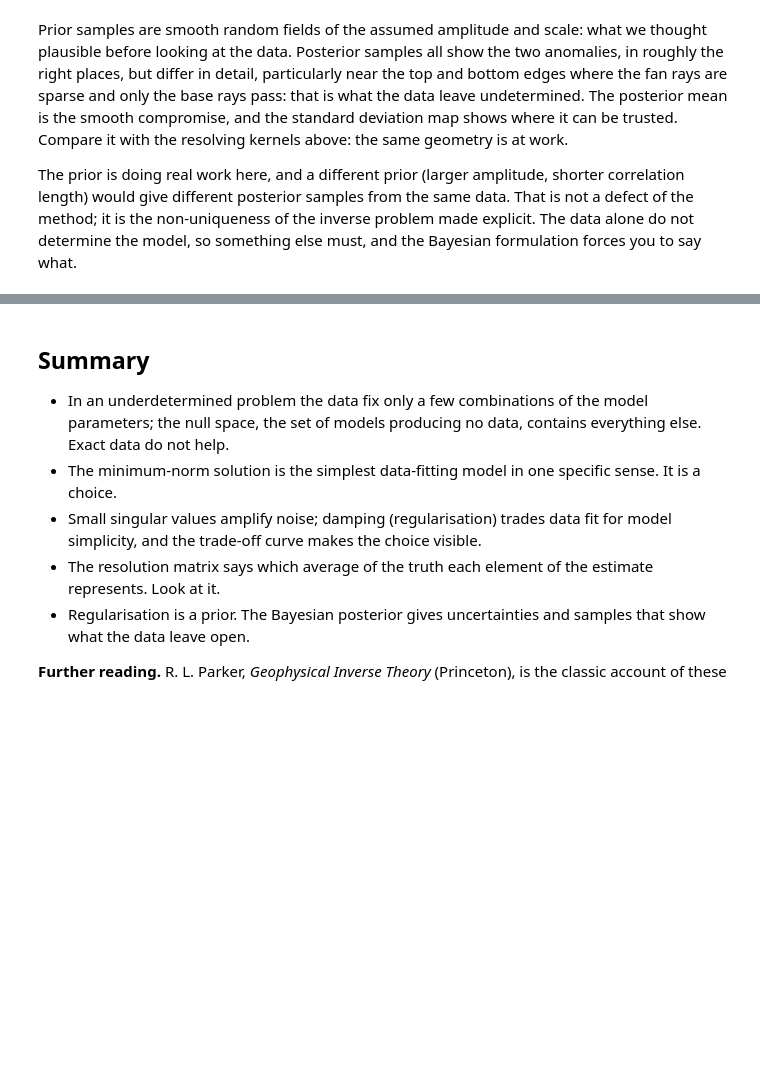
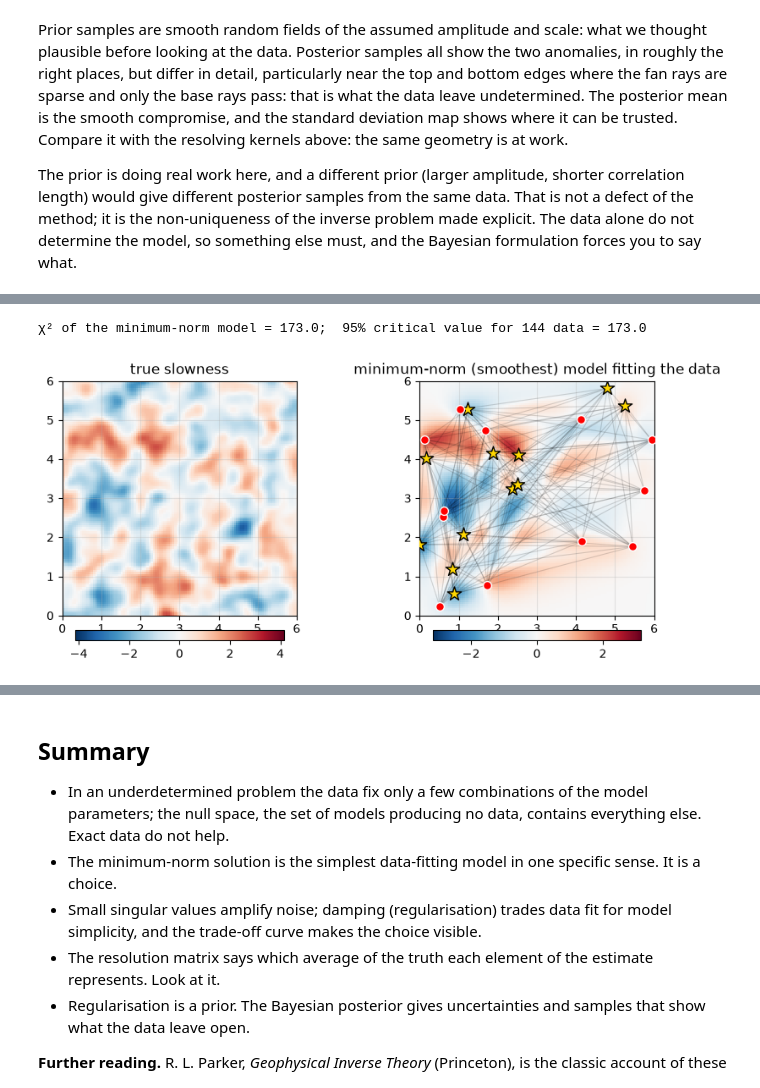
Before and after one commit to da380/PartIIStatistics, a Jupyter notebook: notebooks/09_inverse_problems.ipynb, the cells around one changed output, grey strips where cells are left out. Saved outputs shown, nothing was run; the diff lists cells and outputs as text; code cells hidden in the pictures; blank space fills up the shorter version.

```diff
--- a/notebooks/09_inverse_problems.ipynb
+++ b/notebooks/09_inverse_problems.ipynb
@@ -382,0 +361,12 @@ Twelve integrals constrain a function only in an average sense, and the posterio
+# %%
+u_min = inf.LinearMinimumNormInversion(tomo).minimum_norm_operator(inf.CholeskySolver())(d)
+print(f"χ² of the minimum-norm model = {tomo.chi_squared(u_min, d):.1f};  95% critical value for {len(paths)} data = {tomo.critical_chi_squared(0.95):.1f}")
+
+fig, ax = plt.subplots(1, 2, figsize=(10, 4.5))
+plot(model_space, u_true, ax=ax[0], symmetric=True, cmap="RdBu_r", colorbar=True); ax[0].set_title("true slowness")
+plot(model_space, u_min, ax=ax[1], symmetric=True, cmap="RdBu_r", colorbar=True)
+plot_geodesic_network(paths, ax=ax[1], alpha=0.15, color="black"); ax[1].set_title("minimum-norm (smoothest) model fitting the data")
+plt.show()
+# %% [output]
+χ² of the minimum-norm model = 173.0;  95% critical value for 144 data = 173.0
+[figure, added]
```
Also changed, not shown: parts of 15 cells of this notebook, 6 other files.
